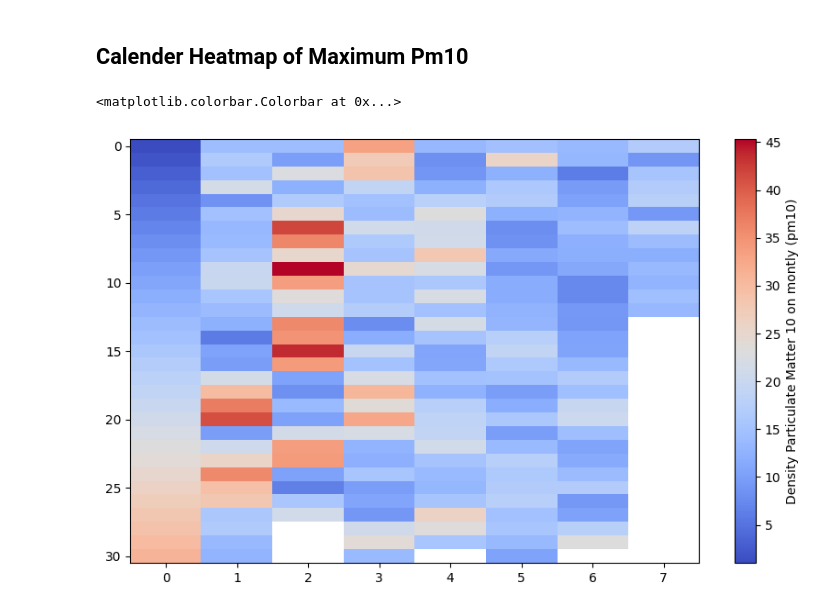
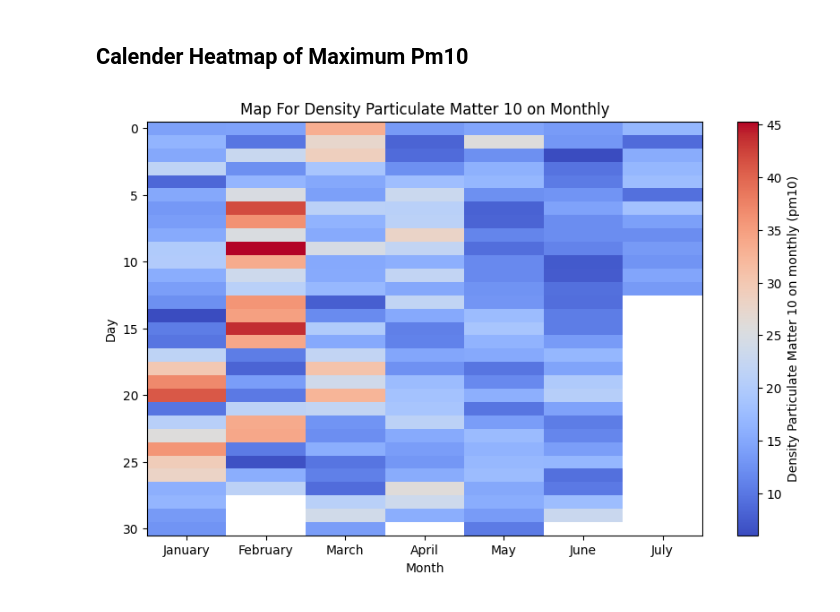
Before and after one commit to kayabaakihiko13/Scrapping_And_Analitic_OpenMeto, a Jupyter notebook: jupyter/eda.ipynb, the cells around one changed output. Cells and saved outputs as stored; diff of their text form; code cells hidden in the pictures.

```diff
--- a/jupyter/eda.ipynb
+++ b/jupyter/eda.ipynb
@@ -189,12 +189,23 @@ plt.show()
 # %%
 # calculate
 pivot_table = daily_min_max_pm10.pivot_table(values='max', index=daily_min_max_pm10['Date'].dt.day, columns=daily_min_max_pm10['Date'].dt.month, aggfunc=np.mean)
 pivot_table.reset_index(inplace=True)
 pivot_table.columns.name = None
+month_mapping = {1: 'January', 2: 'February', 3: 'March', 4: 'April', 5: 'May', 6: 'June', 7: 'July'}
+pivot_table.rename(columns=month_mapping, inplace=True)
+
 # Create a calendar heatmap
 plt.figure(figsize=(10, 6))
-plt.imshow(pivot_table, cmap='coolwarm', aspect='auto')
-plt.colorbar(label='Density Particulate Matter 10 on montly (pm10)')
+plt.imshow(pivot_table.iloc[:, 1:], cmap='coolwarm', aspect='auto')
+plt.colorbar(label='Density Particulate Matter 10 on monthly (pm10)')
+plt.title("Map For Density Particulate Matter 10 on Monthly")
+plt.xlabel("Month")
+plt.ylabel("Day")
+
+# settings X-axis ticks and labels
+month_ticks = range(len(month_mapping))
+month_labels = list(month_mapping.values())
+plt.xticks(month_ticks, month_labels)
+plt.show()
 # %% [output]
-<matplotlib.colorbar.Colorbar at 0x...>
-[figure, old version]
+[figure, new version]
```
Also changed, not shown: parts of 1 cell of this notebook, 1 other file.
